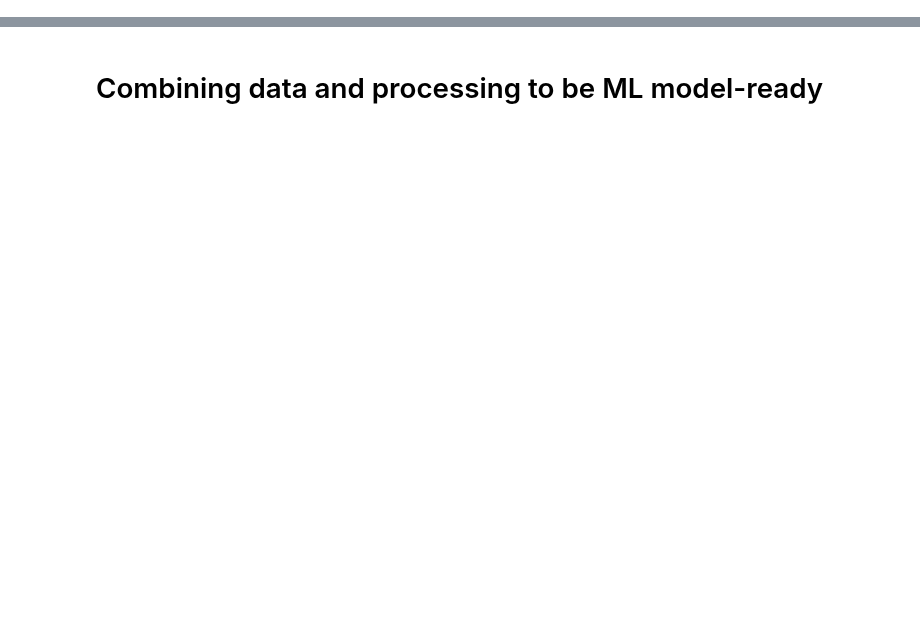
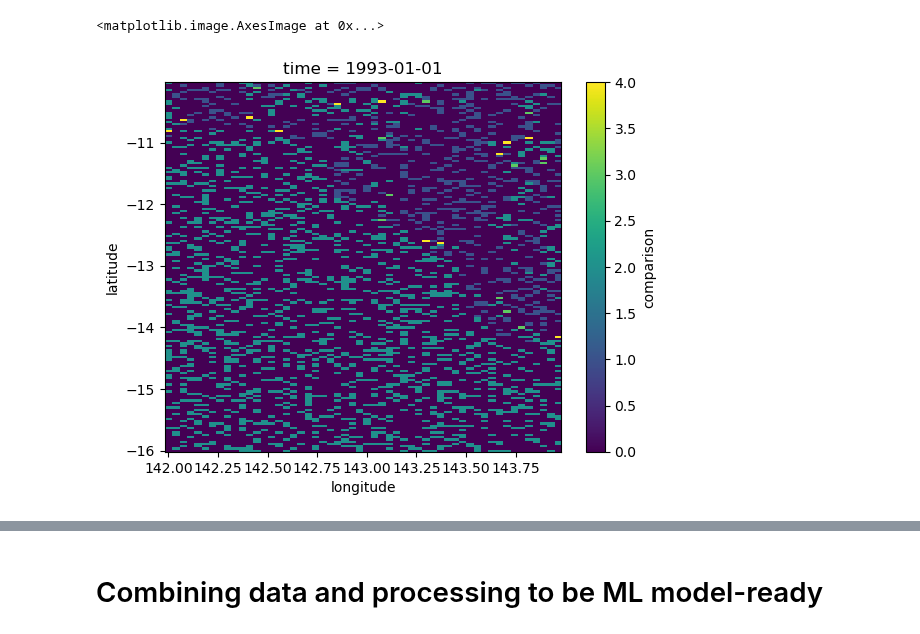
Before and after one commit to orlando-code/coralshift, a Jupyter notebook: notebooks/ml_data_processing.ipynb, the cells around one changed output, grey strips where cells are left out. Saved outputs shown, nothing was run; the diff lists cells and outputs as text; code cells hidden in the pictures; blank space fills up the shorter version.

```diff
--- a/notebooks/ml_data_processing.ipynb
+++ b/notebooks/ml_data_processing.ipynb
@@ -52,0 +434,10 @@ from coralshift.dataloading import data_structure, climate_data, bathymetry, ree
+# %%
+confusion_values, vals_dict = model_results.spatial_confusion_matrix_da(
+    ds["prediction"], ds["gt"]
+)
+ds["comparison"] = confusion_values
+
+ds["comparison"].isel(time=0).plot.imshow(vmin=0, vmax=4)
+# %% [output]
+<matplotlib.image.AxesImage at 0x...>
+[figure, added]
```
Also changed, not shown: parts of 60 cells of this notebook, 4 other files.
